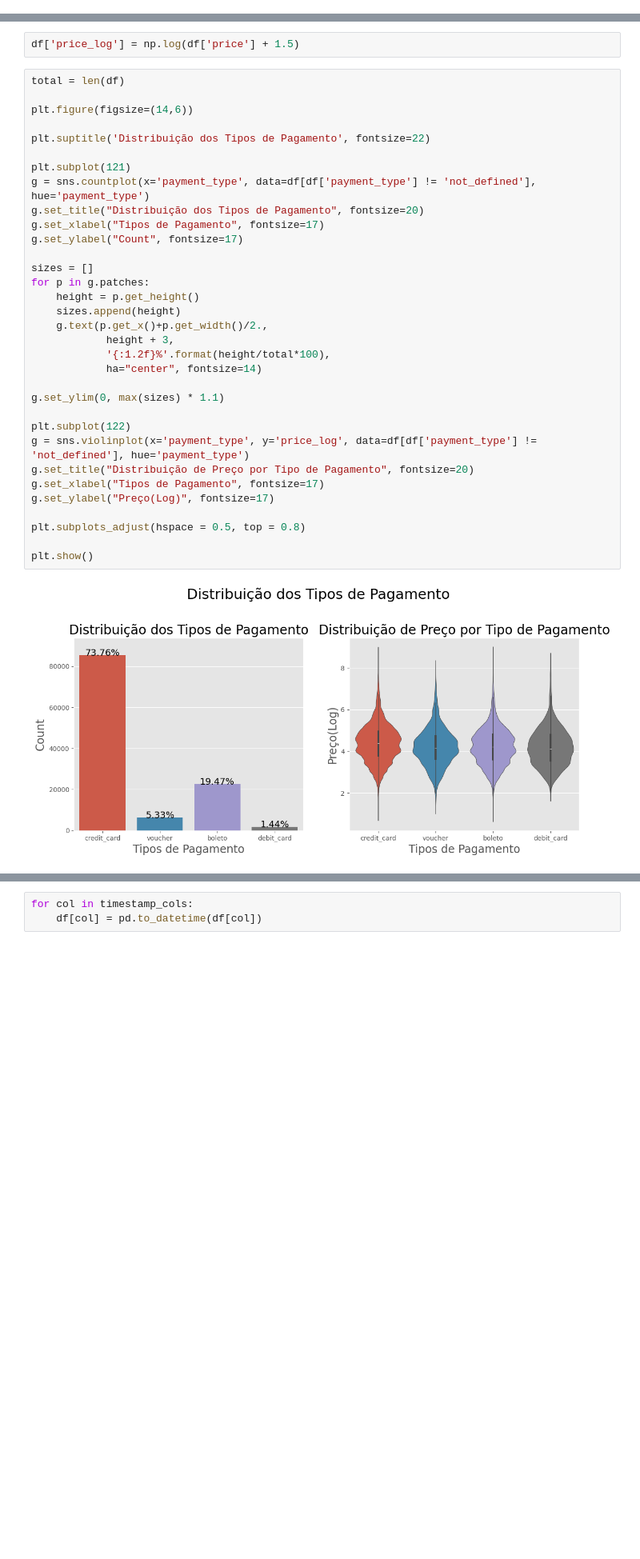
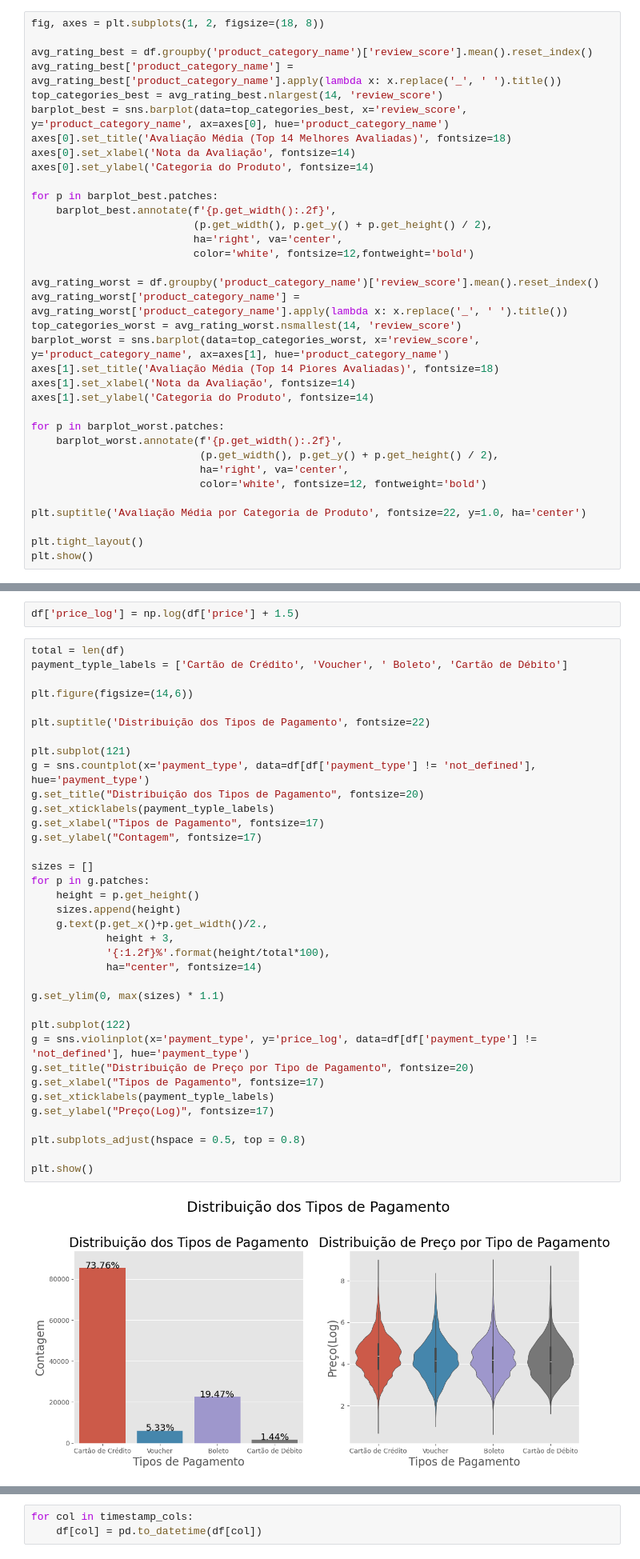
Before and after one commit to wnetohr/Olist-Brazilian-E-Commerce, a Jupyter notebook: notebooks/general_eda.ipynb, the cells around one changed output, grey strips where cells are left out. Shown at 80% size. Drawn from its saved outputs; the diff is of its cells as text; blank space fills up the shorter version.

```diff
--- a/notebooks/general_eda.ipynb
+++ b/notebooks/general_eda.ipynb
@@ -117,0 +154,35 @@ plt.show()
+# %%
+fig, axes = plt.subplots(1, 2, figsize=(18, 8))
+
+avg_rating_best = df.groupby('product_category_name')['review_score'].mean().reset_index()
+avg_rating_best['product_category_name'] = avg_rating_best['product_category_name'].apply(lambda x: x.replace('_', ' ').title())
+top_categories_best = avg_rating_best.nlargest(14, 'review_score')
+barplot_best = sns.barplot(data=top_categories_best, x='review_score', y='product_category_name', ax=axes[0], hue='product_category_name')
+axes[0].set_title('Avaliação Média (Top 14 Melhores Avaliadas)', fontsize=18)
+axes[0].set_xlabel('Nota da Avaliação', fontsize=14)
+axes[0].set_ylabel('Categoria do Produto', fontsize=14)
+
+for p in barplot_best.patches:
+    barplot_best.annotate(f'{p.get_width():.2f}',
+                          (p.get_width(), p.get_y() + p.get_height() / 2),
+                          ha='right', va='center',
+                          color='white', fontsize=12,fontweight='bold')
+
+avg_rating_worst = df.groupby('product_category_name')['review_score'].mean().reset_index()
+avg_rating_worst['product_category_name'] = avg_rating_worst['product_category_name'].apply(lambda x: x.replace('_', ' ').title())
+top_categories_worst = avg_rating_worst.nsmallest(14, 'review_score')
+barplot_worst = sns.barplot(data=top_categories_worst, x='review_score', y='product_category_name', ax=axes[1], hue='product_category_name')
+axes[1].set_title('Avaliação Média (Top 14 Piores Avaliadas)', fontsize=18)
+axes[1].set_xlabel('Nota da Avaliação', fontsize=14)
+axes[1].set_ylabel('Categoria do Produto', fontsize=14)
+
+for p in barplot_worst.patches:
+    barplot_worst.annotate(f'{p.get_width():.2f}',
+                           (p.get_width(), p.get_y() + p.get_height() / 2),
+                           ha='right', va='center',
+                           color='white', fontsize=12, fontweight='bold')
+
+plt.suptitle('Avaliação Média por Categoria de Produto', fontsize=22, y=1.0, ha='center')
+
+plt.tight_layout()
+plt.show()
@@ -177,39 +252,42 @@ Desvio Padrão é: 182.6534760260345
 df['price_log'] = np.log(df['price'] + 1.5)
 # %%
 total = len(df)
+payment_typle_labels = ['Cartão de Crédito', 'Voucher', ' Boleto', 'Cartão de Débito']
 
 plt.figure(figsize=(14,6))
 
 plt.suptitle('Distribuição dos Tipos de Pagamento', fontsize=22)
 
 plt.subplot(121)
 g = sns.countplot(x='payment_type', data=df[df['payment_type'] != 'not_defined'], hue='payment_type')
 g.set_title("Distribuição dos Tipos de Pagamento", fontsize=20)
+g.set_xticklabels(payment_typle_labels)
 g.set_xlabel("Tipos de Pagamento", fontsize=17)
-g.set_ylabel("Count", fontsize=17)
+g.set_ylabel("Contagem", fontsize=17)
 
 sizes = []
 for p in g.patches:
     height = p.get_height()
     sizes.append(height)
     g.text(p.get_x()+p.get_width()/2.,
             height + 3,
             '{:1.2f}%'.format(height/total*100),
             ha="center", fontsize=14)
 
 g.set_ylim(0, max(sizes) * 1.1)
 
 plt.subplot(122)
 g = sns.violinplot(x='payment_type', y='price_log', data=df[df['payment_type'] != 'not_defined'], hue='payment_type')
 g.set_title("Distribuição de Preço por Tipo de Pagamento", fontsize=20)
 g.set_xlabel("Tipos de Pagamento", fontsize=17)
+g.set_xticklabels(payment_typle_labels)
 g.set_ylabel("Preço(Log)", fontsize=17)
 
 plt.subplots_adjust(hspace = 0.5, top = 0.8)
 
 plt.show()
 # %% [output]
-[figure, old version]
+[figure, new version]
 # %%
 plt.figure(figsize=(16,12))
 
```
Also changed, not shown: parts of 22 cells of this notebook, 2 other files.
